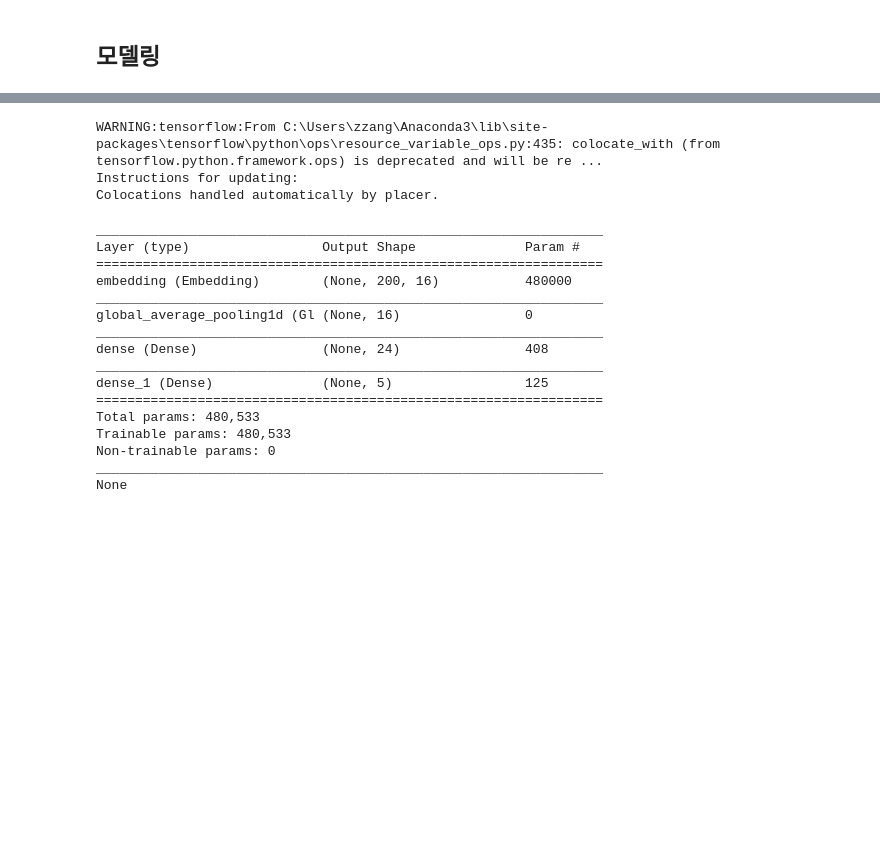
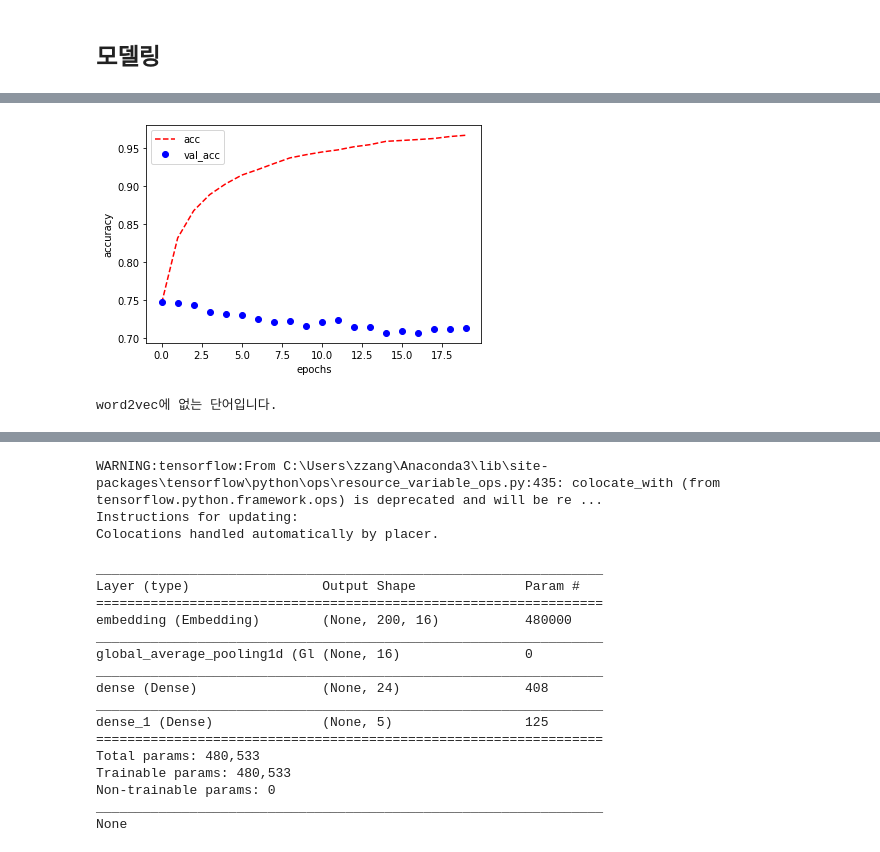
Before and after one commit to jewelry715/Authors, a Jupyter notebook: 소설작가 경진대회.ipynb, the cells around one changed output, grey strips where cells are left out. Drawn from its saved outputs; the diff is of its cells as text; code cells hidden in the pictures; blank space fills up the shorter version.

```diff
--- a/소설작가 경진대회.ipynb
+++ b/소설작가 경진대회.ipynb
@@ -284,0 +390,10 @@ y_train = np.array([x for x in train['author']])
+# %%
+plt.plot(history.history['accuracy'],'r--',label='acc')
+plt.plot(history.history['val_accuracy'],'bo',label='val_acc')
+plt.legend()
+plt.xlabel('epochs')
+plt.ylabel('accuracy')
+plt.show()
+#acc는 0.9까지 증가하지만 val_loss는 0.7밖에 안된다. 과적합이 많이 생긴다
+# %% [output]
+[figure, added]
@@ -284,0 +403,12 @@ y_train = np.array([x for x in train['author']])
+# %%
+embedding_matrix = np.zeros((vocab_size, 300)) #300차원의 임베딩 매트릭스 생성
+
+for index, word in enumerate(vocab): #vocabulary에 있는 토큰들을 하나씩 넘겨줍니다.
+    if word in word2vec: #넘겨 받은 토큰이 word2vec에 존재하면(이미 훈련이 된 토큰이라는 뜻)
+        embedding_vector = word2vec[word] #해당 토큰에 해당하는 vector를 불러오고
+        embedding_matrix[i] = embedding_vector #해당 위치의 embedding_mxtrix에 저장합니다.
+    else:
+        print("word2vec에 없는 단어입니다.")
+        pass
+# %% [output]
+word2vec에 없는 단어입니다.
```
Also changed, not shown: parts of 27 cells of this notebook.
